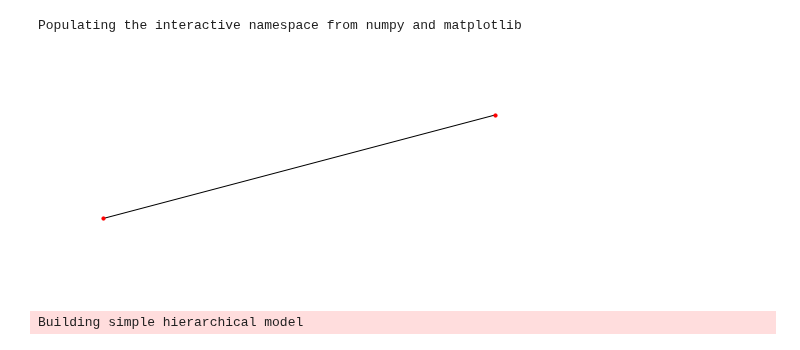
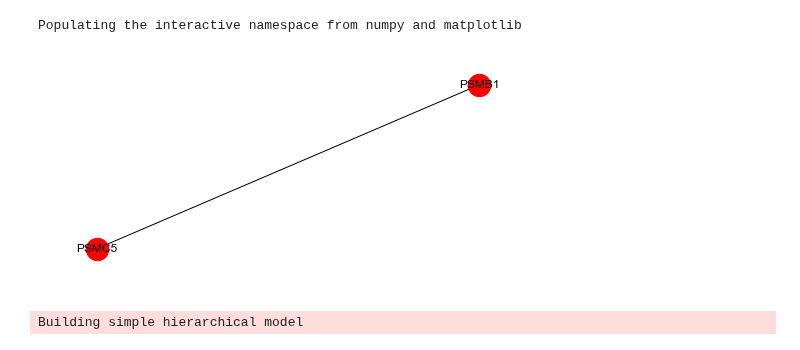
Before and after one commit to cbg-ethz/shm, a Jupyter notebook: analysis/07-plot_traces.ipynb, the cells around one changed output. Cells and saved outputs as stored; diff of their text form; code cells hidden in the pictures.

```diff
--- a/analysis/07-plot_traces.ipynb
+++ b/analysis/07-plot_traces.ipynb
@@ -42,9 +42,9 @@ with open(data_file, "rb") as fh:
 readout = pd.read_csv(readout_file, sep="\t")
 graph, _ = _read_graph(graph_file, readout)
 # %%
-networkx.draw(graph, node_size=10)
+networkx.draw(graph, node_size=500, with_labels=True)
 # %% [output]
-[figure, old version]
+[figure, new version]
 # %%
 with HLM(readout) as model:
     trace = pm.load_trace(trace_dir, model = model.model)
```
Also changed, not shown: parts of 13 cells of this notebook, 5 other files.
